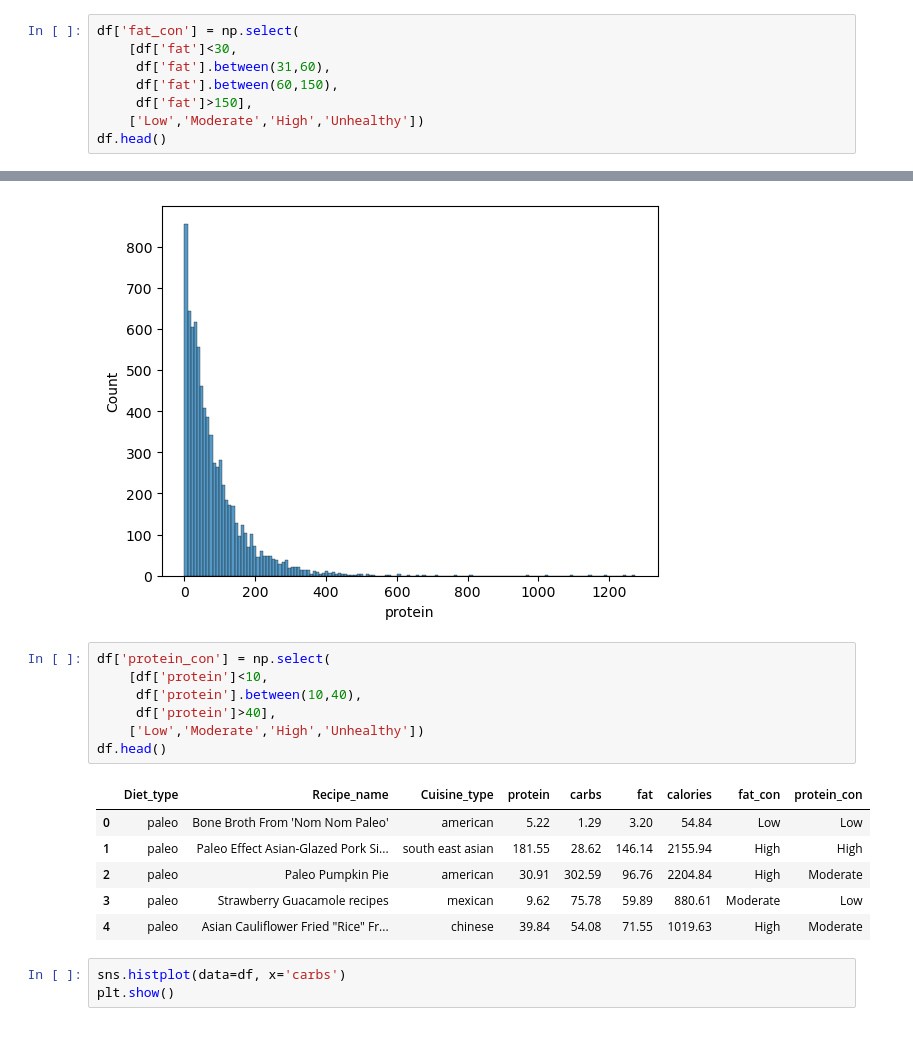
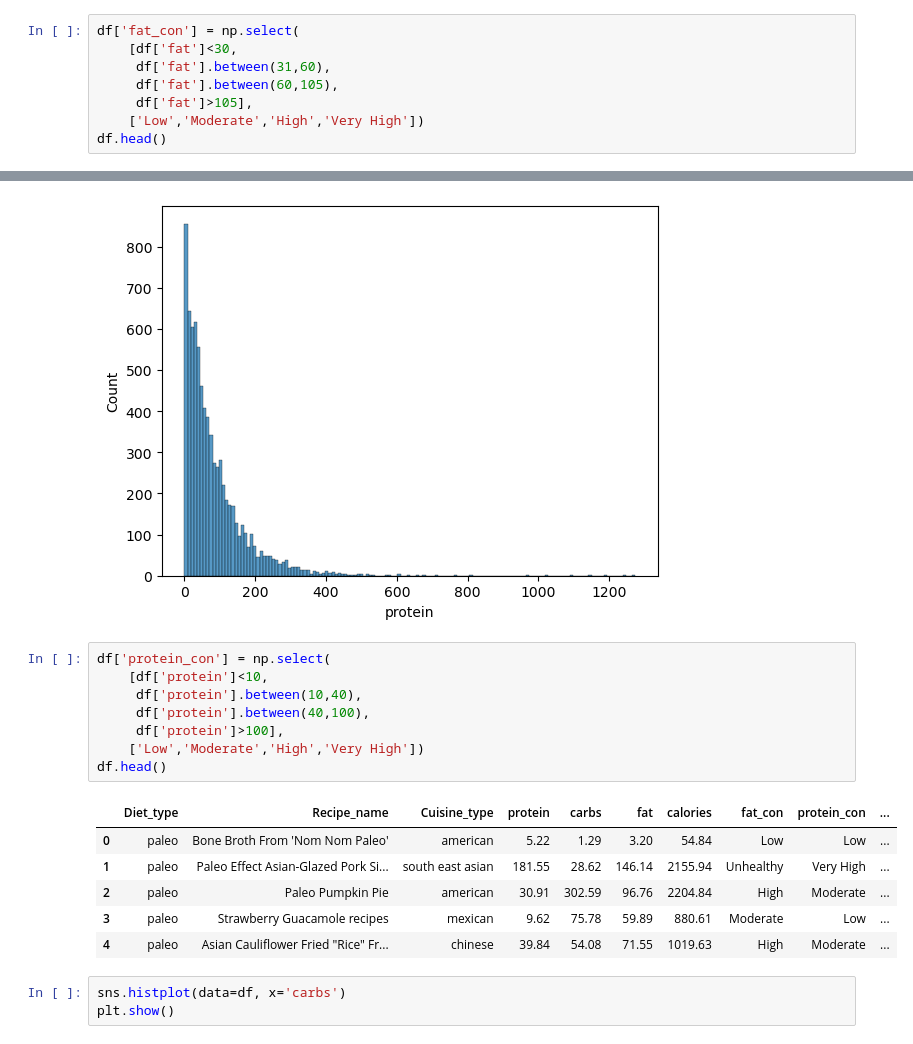
Before and after one commit to prem-0217/FoodRecommender, a Jupyter notebook: notebooks/Data Wrangling.ipynb, the cells around one changed output, grey strips where cells are left out. Saved outputs shown, nothing was run; the diff lists cells and outputs as text.

```diff
--- a/notebooks/Data Wrangling.ipynb
+++ b/notebooks/Data Wrangling.ipynb
@@ -176,8 +176,8 @@ plt.show()
 df['fat_con'] = np.select(
     [df['fat']<30,
      df['fat'].between(31,60),
-     df['fat'].between(60,150),
-     df['fat']>150],
-    ['Low','Moderate','High','Unhealthy'])
+     df['fat'].between(60,105),
+     df['fat']>105],
+    ['Low','Moderate','High','Very High'])
 df.head()
 # %% [output]
@@ -195,17 +195,18 @@ plt.show()
 # %%
 df['protein_con'] = np.select(
     [df['protein']<10,
      df['protein'].between(10,40),
-     df['protein']>40],
-    ['Low','Moderate','High','Unhealthy'])
+     df['protein'].between(40,100),
+     df['protein']>100],
+    ['Low','Moderate','High','Very High'])
 df.head()
 # %% [output]
-|  | Diet_type | Recipe_name | Cuisine_type | protein | carbs | fat | calories | fat_con | protein_con |
-| 0 | paleo | Bone Broth From 'Nom Nom Paleo' | american | 5.22 | 1.29 | 3.20 | 54.84 | Low | Low |
-| 1 | paleo | Paleo Effect Asian-Glazed Pork Si... | south east asian | 181.55 | 28.62 | 146.14 | 2155.94 | High | High |
-| 2 | paleo | Paleo Pumpkin Pie | american | 30.91 | 302.59 | 96.76 | 2204.84 | High | Moderate |
-| 3 | paleo | Strawberry Guacamole recipes | mexican | 9.62 | 75.78 | 59.89 | 880.61 | Moderate | Low |
-| 4 | paleo | Asian Cauliflower Fried "Rice" Fr... | chinese | 39.84 | 54.08 | 71.55 | 1019.63 | High | Moderate |
+|  | Diet_type | Recipe_name | Cuisine_type | protein | carbs | fat | calories | fat_con | protein_con | ... |
+| 0 | paleo | Bone Broth From 'Nom Nom Paleo' | american | 5.22 | 1.29 | 3.20 | 54.84 | Low | Low | ... |
+| 1 | paleo | Paleo Effect Asian-Glazed Pork Si... | south east asian | 181.55 | 28.62 | 146.14 | 2155.94 | Unhealthy | Very High | ... |
+| 2 | paleo | Paleo Pumpkin Pie | american | 30.91 | 302.59 | 96.76 | 2204.84 | High | Moderate | ... |
+| 3 | paleo | Strawberry Guacamole recipes | mexican | 9.62 | 75.78 | 59.89 | 880.61 | Moderate | Low | ... |
+| 4 | paleo | Asian Cauliflower Fried "Rice" Fr... | chinese | 39.84 | 54.08 | 71.55 | 1019.63 | High | Moderate | ... |
 # %%
 sns.histplot(data=df, x='carbs')
 plt.show()
```
Also changed, not shown: parts of 2 cells of this notebook.
